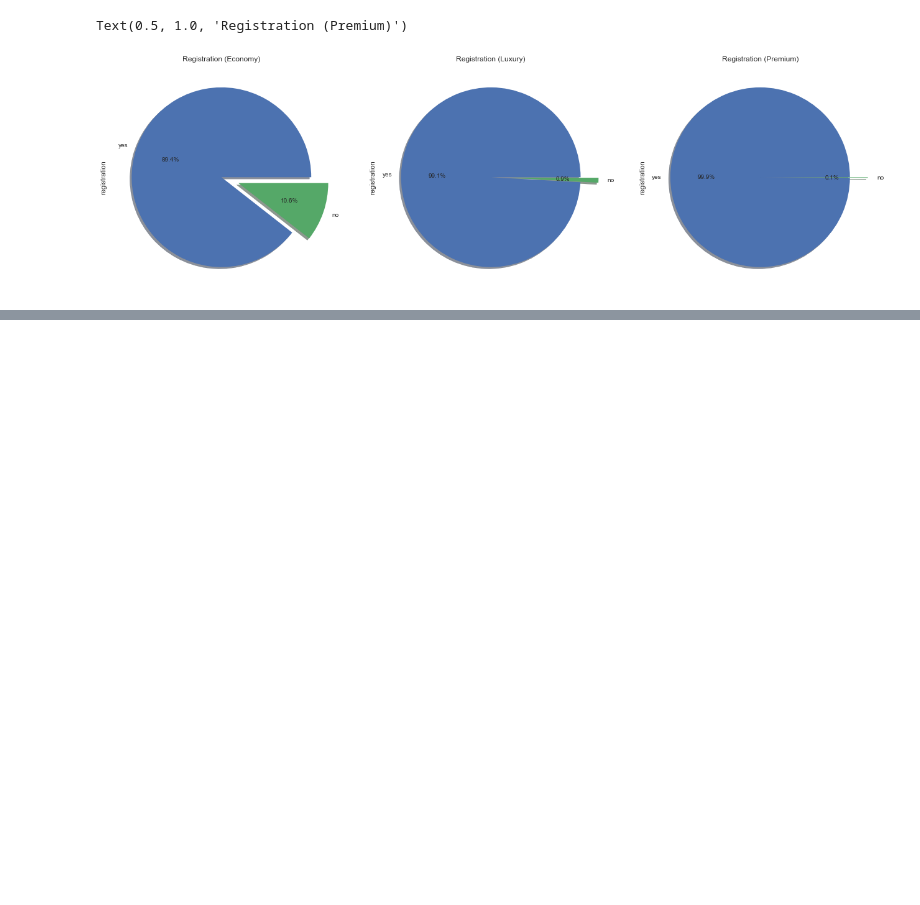
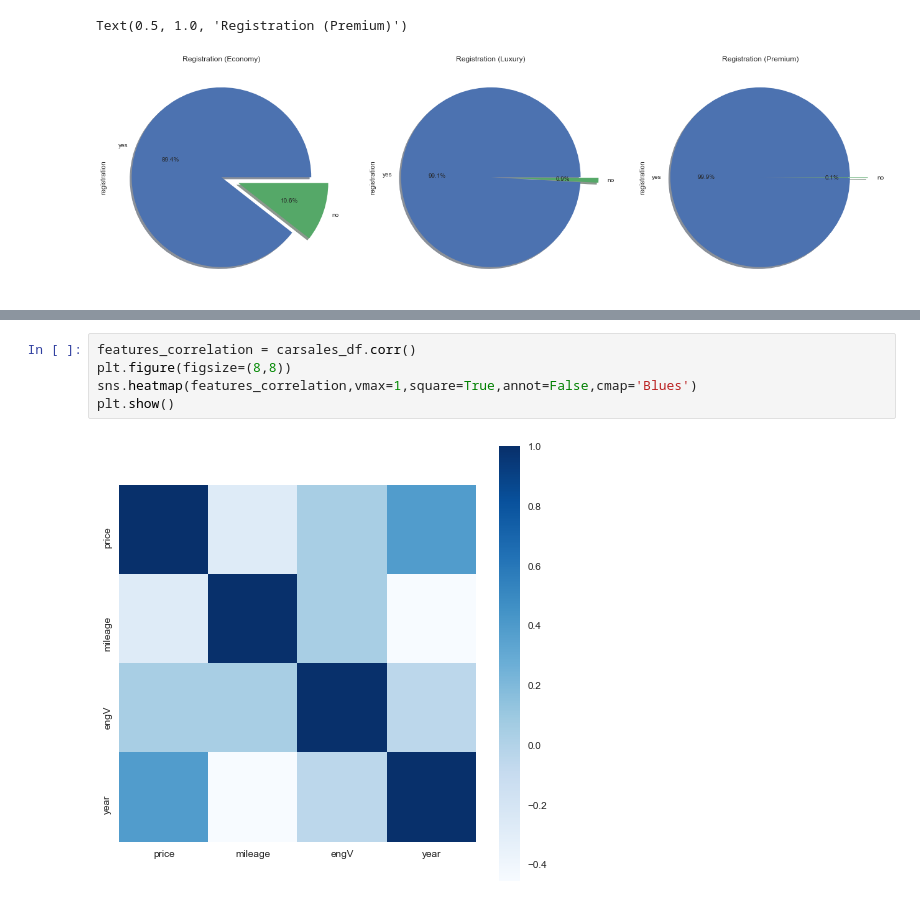
Before and after one commit to yoganandaraol/EDA_CarSales, a Jupyter notebook: EDA_CarSales_Project.ipynb, the cells around one changed output, grey strips where cells are left out. Saved outputs shown, nothing was run; the diff lists cells and outputs as text; blank space fills up the shorter version.

```diff
--- a/EDA_CarSales_Project.ipynb
+++ b/EDA_CarSales_Project.ipynb
@@ -1696,0 +1691,7 @@ Text(0.5, 1.0, 'Registration (Premium)')
+# %%
+features_correlation = carsales_df.corr()
+plt.figure(figsize=(8,8))
+sns.heatmap(features_correlation,vmax=1,square=True,annot=False,cmap='Blues')
+plt.show()
+# %% [output]
+[figure, added]
```
Also changed, not shown: parts of 31 cells of this notebook, 1 other file.
